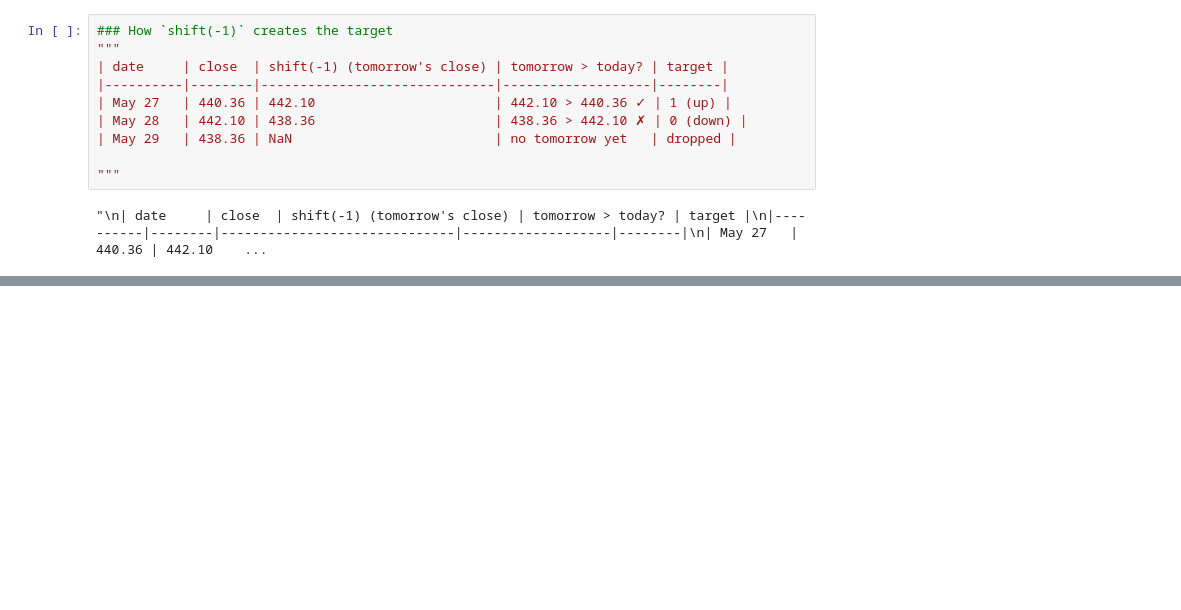
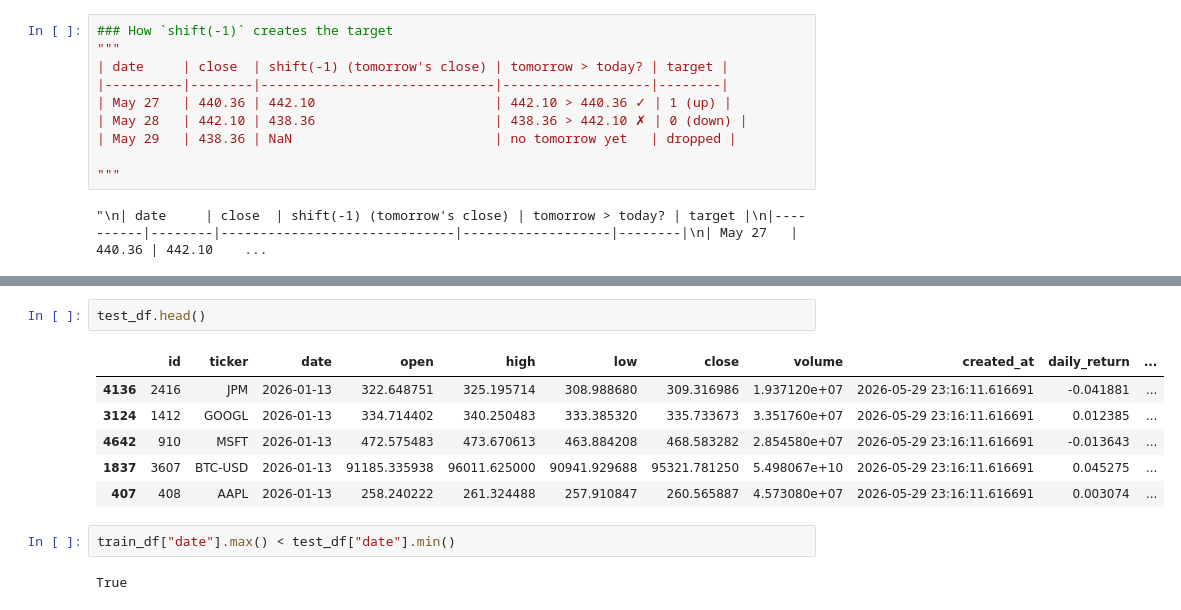
Before and after one commit to AmitojSinghChawla/Market_Analysis, a Jupyter notebook: market-oracle/feature_engineering.ipynb, the cells around one changed output, grey strips where cells are left out. Cells and saved outputs as stored; diff of their text form; blank space fills up the shorter version.

```diff
--- a/market-oracle/feature_engineering.ipynb
+++ b/market-oracle/feature_engineering.ipynb
@@ -220,0 +284,13 @@ features_clean.head()
+# %%
+test_df.head()
+# %% [output]
+|  | id | ticker | date | open | high | low | close | volume | created_at | daily_return | ... |
+| 4136 | 2416 | JPM | 2026-01-13 | 322.648751 | 325.195714 | 308.988680 | 309.316986 | 1.937120e+07 | 2026-05-29 23:16:11.616691 | -0.041881 | ... |
+| 3124 | 1412 | GOOGL | 2026-01-13 | 334.714402 | 340.250483 | 333.385320 | 335.733673 | 3.351760e+07 | 2026-05-29 23:16:11.616691 | 0.012385 | ... |
+| 4642 | 910 | MSFT | 2026-01-13 | 472.575483 | 473.670613 | 463.884208 | 468.583282 | 2.854580e+07 | 2026-05-29 23:16:11.616691 | -0.013643 | ... |
+| 1837 | 3607 | BTC-USD | 2026-01-13 | 91185.335938 | 96011.625000 | 90941.929688 | 95321.781250 | 5.498067e+10 | 2026-05-29 23:16:11.616691 | 0.045275 | ... |
+| 407 | 408 | AAPL | 2026-01-13 | 258.240222 | 261.324488 | 257.910847 | 260.565887 | 4.573080e+07 | 2026-05-29 23:16:11.616691 | 0.003074 | ... |
+# %%
+train_df["date"].max() < test_df["date"].min()
+# %% [output]
+True
```
Also changed, not shown: parts of 35 cells of this notebook, 13 other files.
